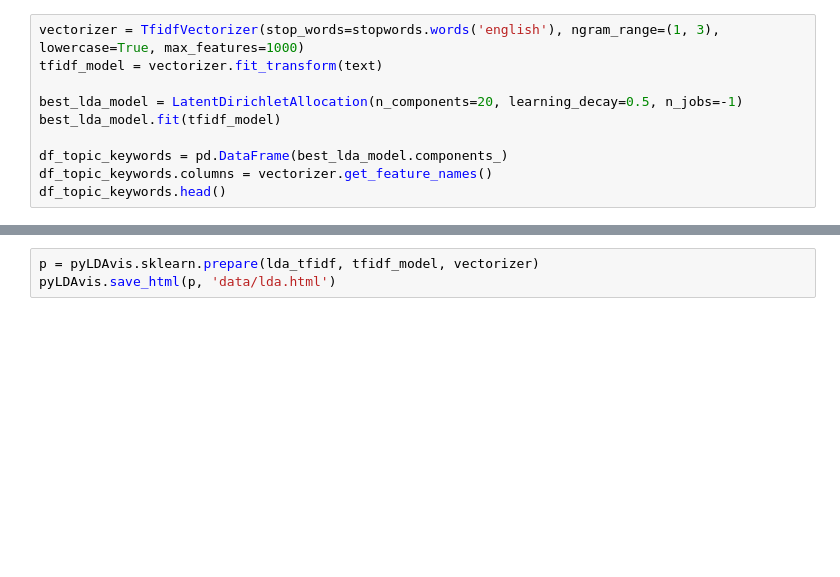
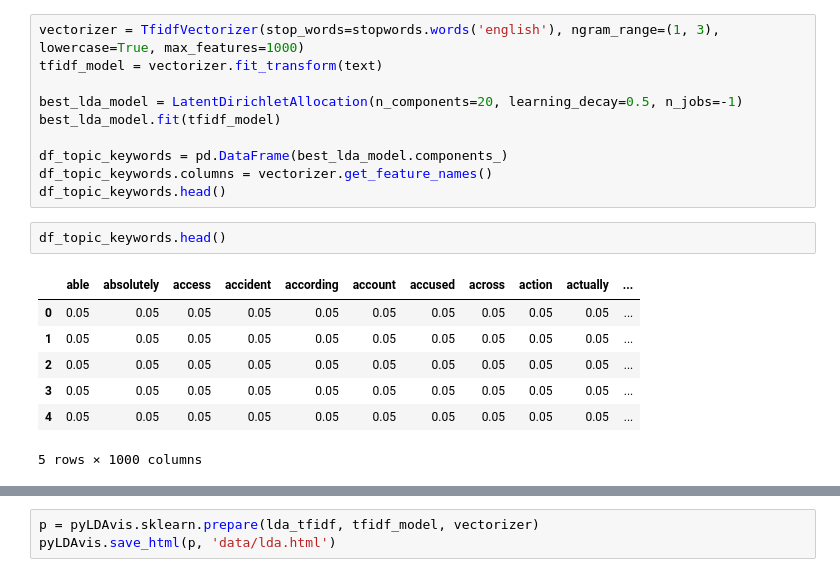
Before and after one commit to albertolovell/closed_caption_classifier, a Jupyter notebook: cc.ipynb, the cells around one changed output, grey strips where cells are left out. Drawn from its saved outputs; the diff is of its cells as text; blank space fills up the shorter version.

```diff
--- a/cc.ipynb
+++ b/cc.ipynb
@@ -747,3 +698,13 @@ best_lda_model.fit(tfidf_model)
 df_topic_keywords = pd.DataFrame(best_lda_model.components_)
 df_topic_keywords.columns = vectorizer.get_feature_names()
 df_topic_keywords.head()
+# %%
+df_topic_keywords.head()
+# %% [output]
+|  | able | absolutely | access | accident | according | account | accused | across | action | actually | ... |
+| 0 | 0.05 | 0.05 | 0.05 | 0.05 | 0.05 | 0.05 | 0.05 | 0.05 | 0.05 | 0.05 | ... |
+| 1 | 0.05 | 0.05 | 0.05 | 0.05 | 0.05 | 0.05 | 0.05 | 0.05 | 0.05 | 0.05 | ... |
+| 2 | 0.05 | 0.05 | 0.05 | 0.05 | 0.05 | 0.05 | 0.05 | 0.05 | 0.05 | 0.05 | ... |
+| 3 | 0.05 | 0.05 | 0.05 | 0.05 | 0.05 | 0.05 | 0.05 | 0.05 | 0.05 | 0.05 | ... |
+| 4 | 0.05 | 0.05 | 0.05 | 0.05 | 0.05 | 0.05 | 0.05 | 0.05 | 0.05 | 0.05 | ... |
+5 rows × 1000 columns
```
Also changed, not shown: parts of 15 cells of this notebook, 1 other file.
